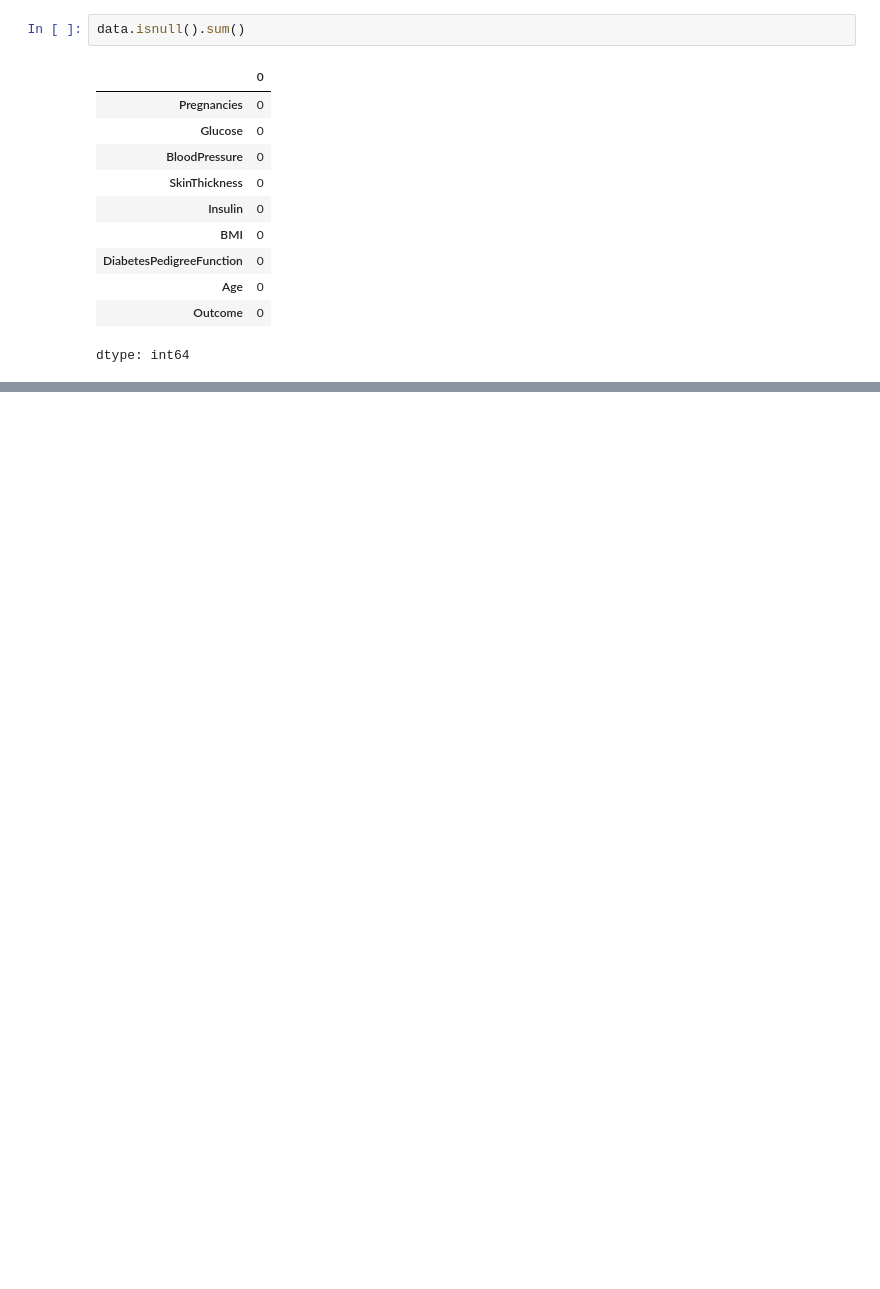
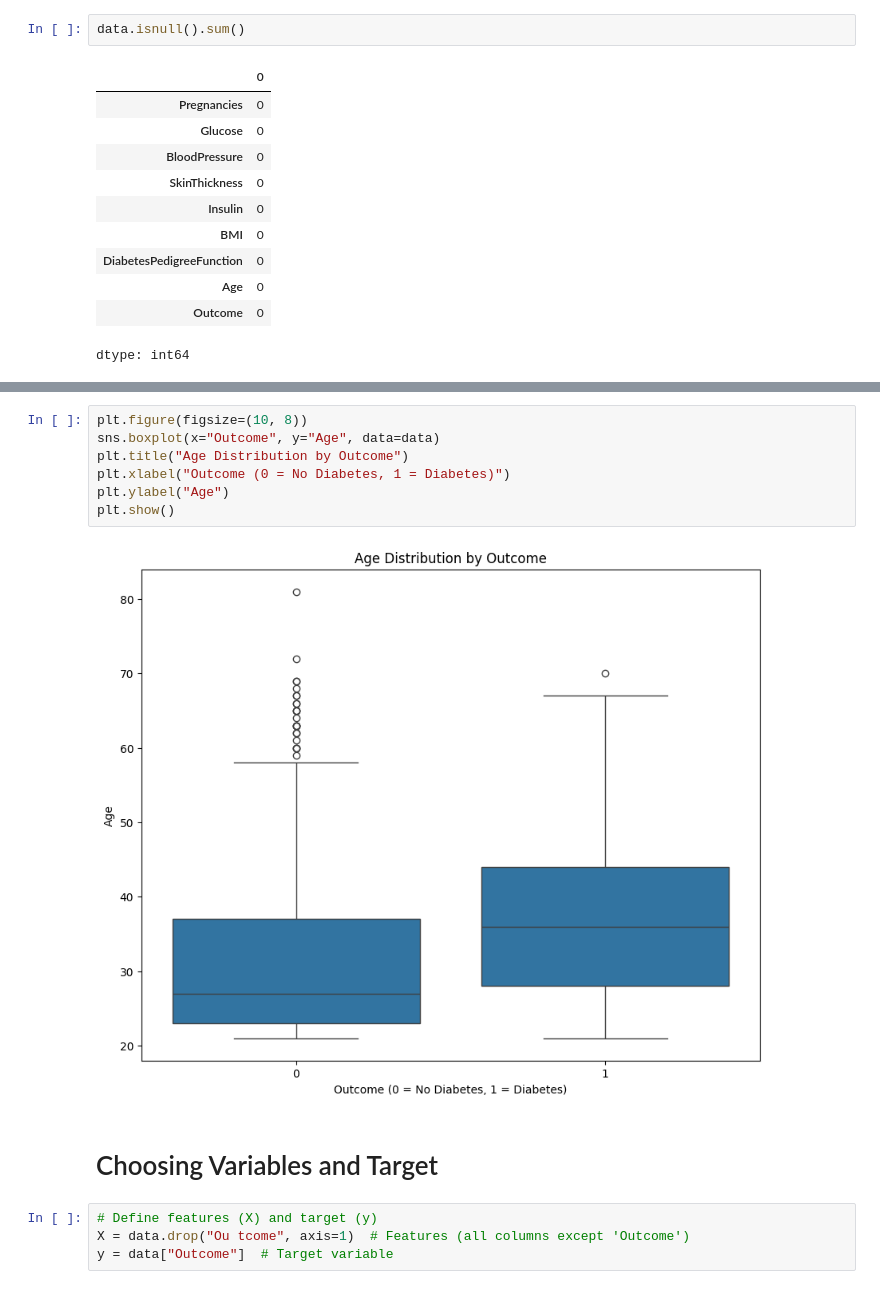
Before and after one commit to MounirGaiby/Pima-Diabetes-Analysis, a Jupyter notebook: diabetes.ipynb, the cells around one changed output, grey strips where cells are left out. Cells and saved outputs as stored; diff of their text form; blank space fills up the shorter version.

```diff
--- a/diabetes.ipynb
+++ b/diabetes.ipynb
@@ -98,0 +104,15 @@ plt.show()
+# %%
+plt.figure(figsize=(10, 8))
+sns.boxplot(x="Outcome", y="Age", data=data)
+plt.title("Age Distribution by Outcome")
+plt.xlabel("Outcome (0 = No Diabetes, 1 = Diabetes)")
+plt.ylabel("Age")
+plt.show()
+# %% [output]
+[figure, added]
+# %% [markdown]
+# Choosing Variables and Target
+# %%
+# Define features (X) and target (y)
+X = data.drop("Ou tcome", axis=1)  # Features (all columns except 'Outcome')
+y = data["Outcome"]  # Target variable
```
Also changed, not shown: parts of 15 cells of this notebook.
